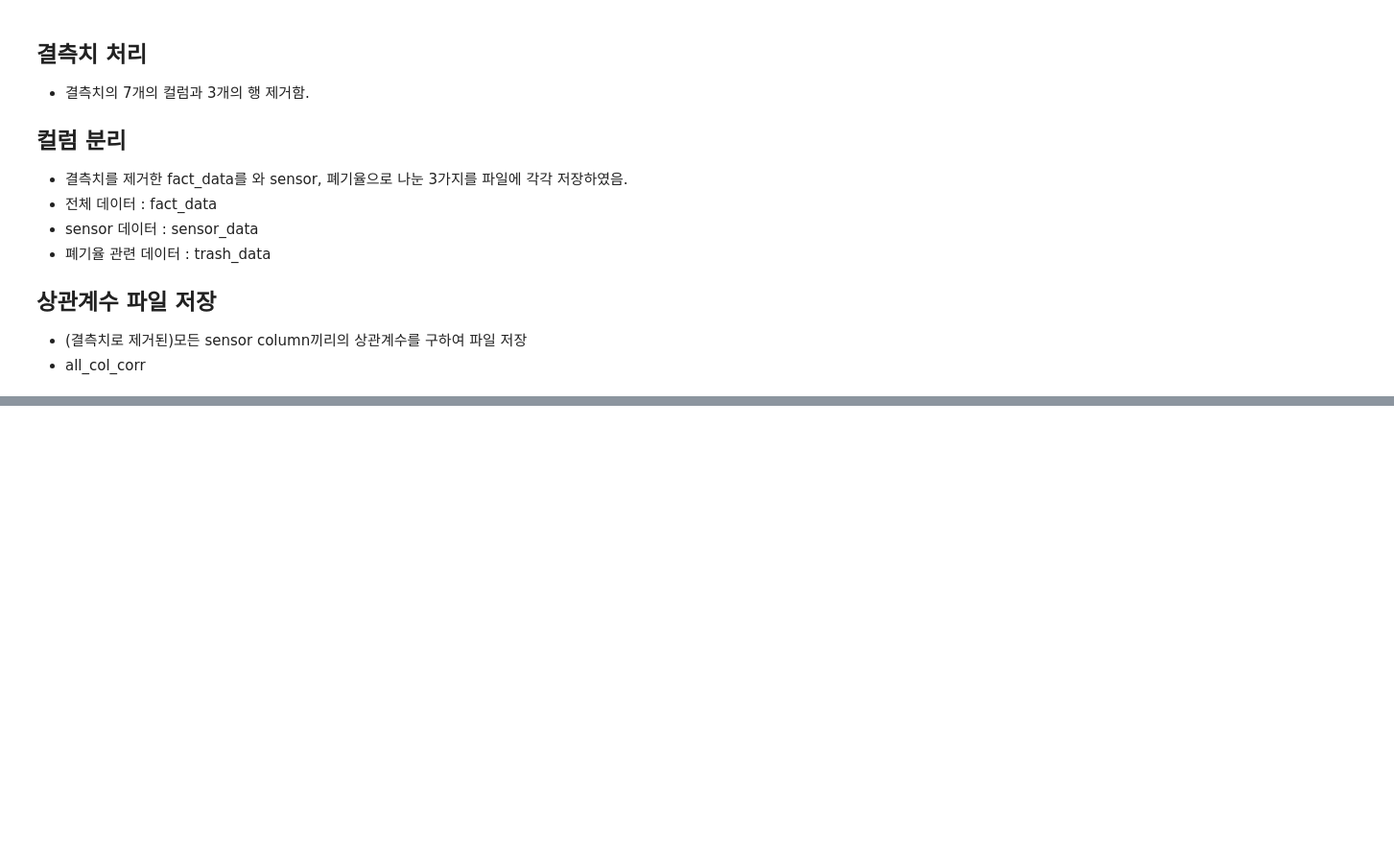
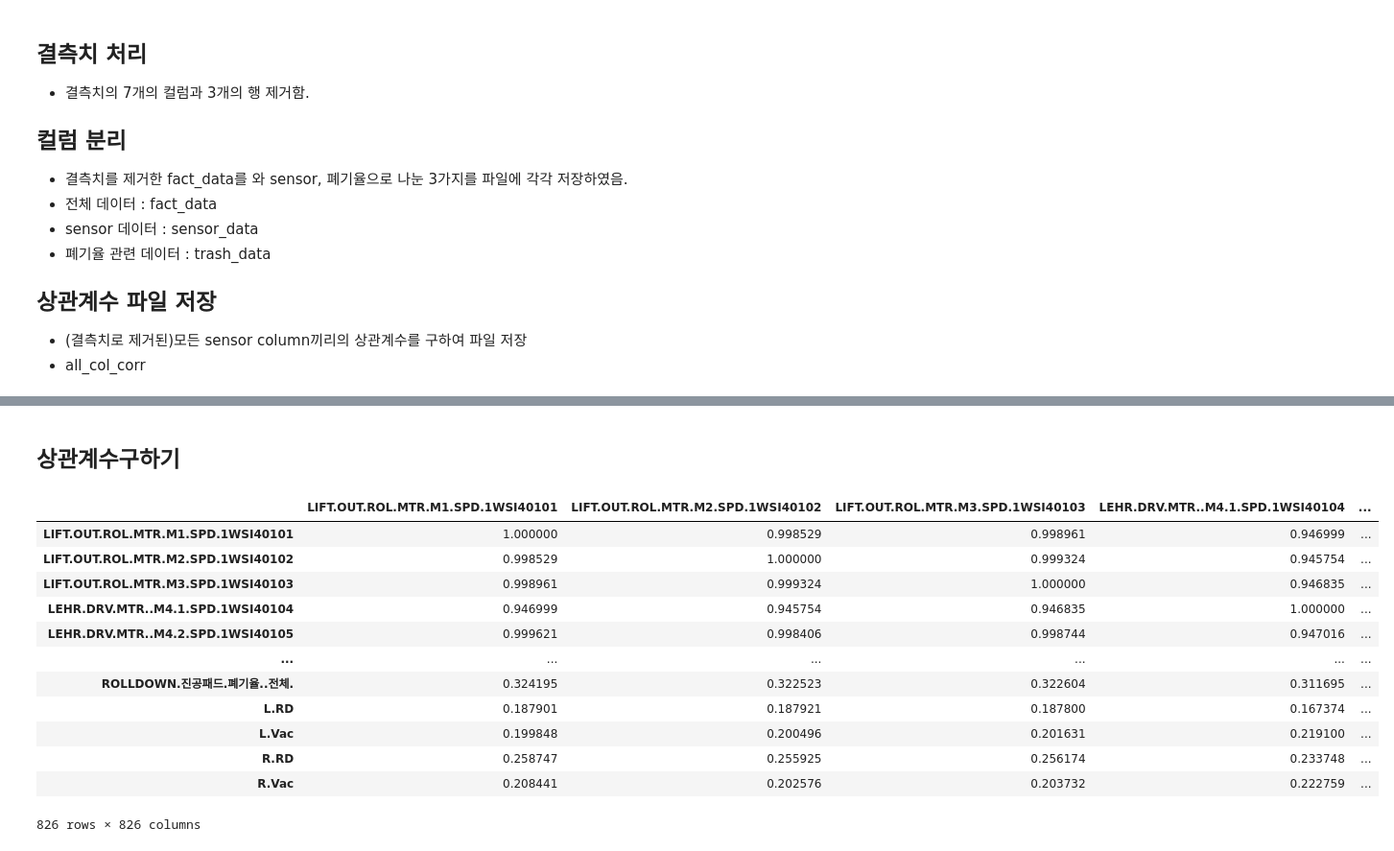
Before and after one commit to 2SEHI/DisplaySensor-Anomaly-Analysis, a Jupyter notebook: 1_Display_Sensor_Anomaly_Analysis_결측치처리와_상관계수저장.ipynb, the cells around one changed output, grey strips where cells are left out. Shown: that part at 96% size. Drawn from its saved outputs; the diff is of its cells as text; code cells hidden in the pictures; blank space fills up the shorter version.

```diff
--- a/1_Display_Sensor_Anomaly_Analysis_결측치처리와_상관계수저장.ipynb
+++ b/1_Display_Sensor_Anomaly_Analysis_결측치처리와_상관계수저장.ipynb
@@ -245,0 +120,10 @@ high_coef_df
+# %%
+drop_index = list(fact_init_data[fact_init_data.isnull().any(axis=1)].index)
+print(drop_index)
+print('\n<각 행의 NaN개수>')
+for i in drop_index:
+    print(fact_init_data.loc[i].isnull().sum())
+
+# NaN가 있는 1개보다 많은 행 삭제
+# fact_data = fact_init_data.dropna(axis=0, thresh=len(fact_init_data.columns)-1)
+# fact_init_data.dropna(axis=0, thresh=len(fact_init_data.columns)-1)
@@ -245,0 +171,27 @@ high_coef_df
+# %%
+from sklearn.feature_selection import VarianceThreshold
+
+# 분산이 0에 수렴하는 컬럼을 제거하고 DataFrame을 반환하는 함수
+def VarianceThreshold_selector(data):
+    # 임계값으로 0을 지정
+    selector = VarianceThreshold(0)
+    selector.fit(data)
+    # 남겨지는 컬럼index 저장
+    features = selector.get_support(indices = True)
+    # 남겨지는 컬럼명 저장
+    features = [data.iloc[:,column].name for column in features]
+    # 삭제 컬럼명 출력
+    deleted_columns = [column for column in data.columns if column not in features]
+    print('삭제된 컬럼명의 개수 : ', len(deleted_columns))
+    print('\n 삭제된 컬럼명 : ')
+    for i in deleted_columns:
+        print(i)
+    selector = pd.DataFrame(selector.transform(data))
+    selector.index = data.index
+    selector.columns = features
+    # DataFrame 반환
+    return selector
+
+print('컬럼제거 전 : ',  fact_data.shape)
+fact_data = VarianceThreshold_selector(fact_data)
+print('컬럼제거 후 : ',  fact_data.shape)
@@ -245,0 +211,19 @@ high_coef_df
+# %% [markdown]
+## 상관계수구하기
+# %%
+corr_df = fact_data.corr().abs()
+corr_df
+# %% [output]
+|  | LIFT.OUT.ROL.MTR.M1.SPD.1WSI40101 | LIFT.OUT.ROL.MTR.M2.SPD.1WSI40102 | LIFT.OUT.ROL.MTR.M3.SPD.1WSI40103 | LEHR.DRV.MTR..M4.1.SPD.1WSI40104 | ... |
+| LIFT.OUT.ROL.MTR.M1.SPD.1WSI40101 | 1.000000 | 0.998529 | 0.998961 | 0.946999 | ... |
+| LIFT.OUT.ROL.MTR.M2.SPD.1WSI40102 | 0.998529 | 1.000000 | 0.999324 | 0.945754 | ... |
+| LIFT.OUT.ROL.MTR.M3.SPD.1WSI40103 | 0.998961 | 0.999324 | 1.000000 | 0.946835 | ... |
+| LEHR.DRV.MTR..M4.1.SPD.1WSI40104 | 0.946999 | 0.945754 | 0.946835 | 1.000000 | ... |
+| LEHR.DRV.MTR..M4.2.SPD.1WSI40105 | 0.999621 | 0.998406 | 0.998744 | 0.947016 | ... |
+| ... | ... | ... | ... | ... | ... |
+| ROLLDOWN.진공패드.폐기율..전체. | 0.324195 | 0.322523 | 0.322604 | 0.311695 | ... |
+| L.RD | 0.187901 | 0.187921 | 0.187800 | 0.167374 | ... |
+| L.Vac | 0.199848 | 0.200496 | 0.201631 | 0.219100 | ... |
+| R.RD | 0.258747 | 0.255925 | 0.256174 | 0.233748 | ... |
+| R.Vac | 0.208441 | 0.202576 | 0.203732 | 0.222759 | ... |
+826 rows × 826 columns
```
Also changed, not shown: parts of 46 cells of this notebook.
